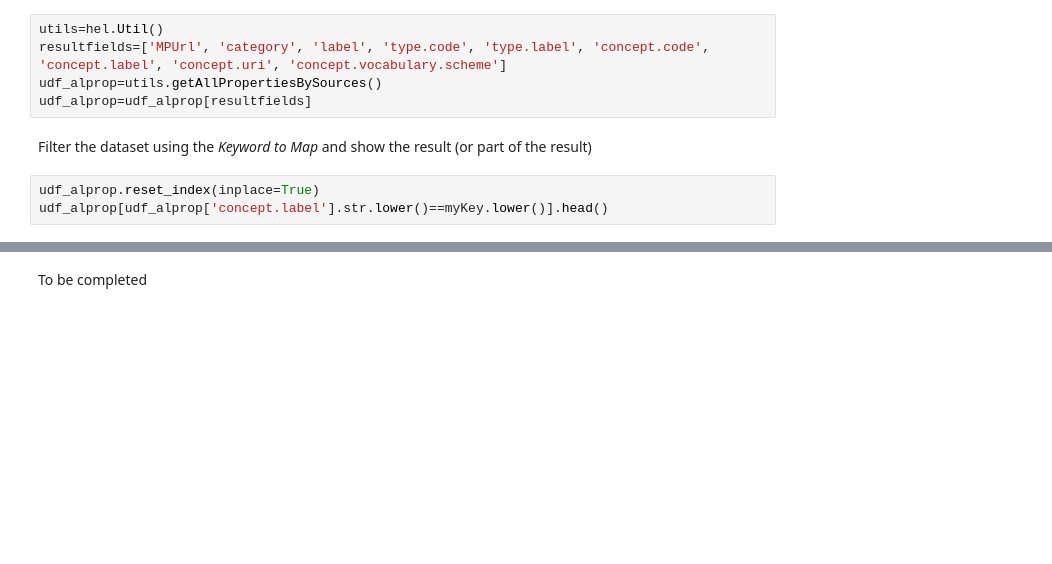
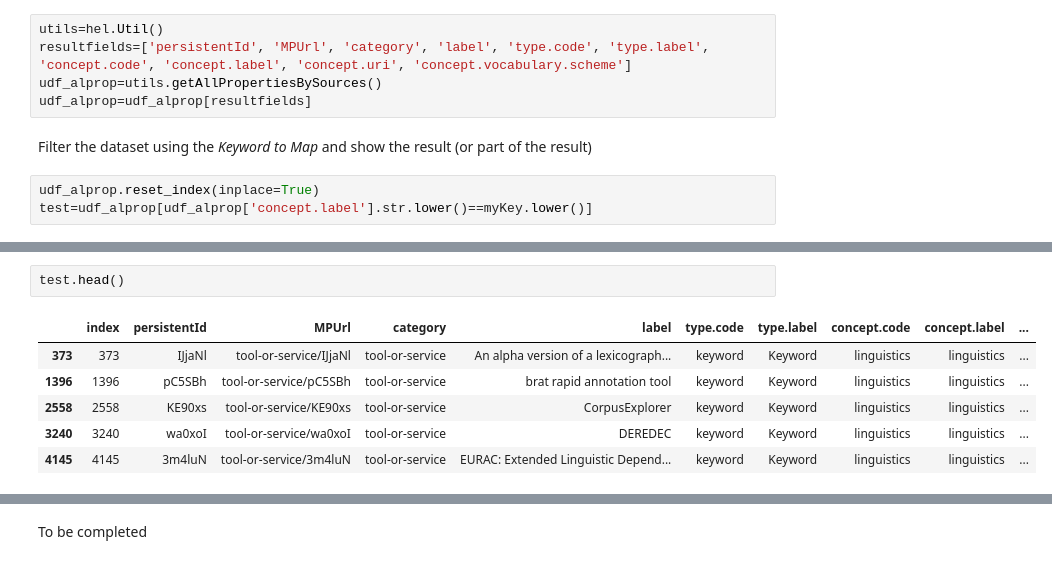
Before and after one commit to SSHOC/marketplace-curation, a Jupyter notebook: 5.1CurationKeywords.ipynb, the cells around one changed output, grey strips where cells are left out. Saved outputs shown, nothing was run; the diff lists cells and outputs as text; blank space fills up the shorter version.

Commit message:
keywords curation, in progress

```diff
--- a/5.1CurationKeywords.ipynb
+++ b/5.1CurationKeywords.ipynb
@@ -155,11 +155,11 @@ The attribute *types* contains the value of the type code
 For this we use the *getAllPropertiesBySources()* custom functions that returns all dynamic properties; for every property it is reported also the main attributes and the PID of the item whom it belongs.
 # %%
 utils=hel.Util()
-resultfields=['MPUrl', 'category', 'label', 'type.code', 'type.label', 'concept.code', 'concept.label', 'concept.uri', 'concept.vocabulary.scheme']
+resultfields=['persistentId', 'MPUrl', 'category', 'label', 'type.code', 'type.label', 'concept.code', 'concept.label', 'concept.uri', 'concept.vocabulary.scheme']
 udf_alprop=utils.getAllPropertiesBySources()
 udf_alprop=udf_alprop[resultfields]
 # %% [markdown]
 Filter the dataset using the *Keyword to Map* and show the result (or part of the result)
 # %%
 udf_alprop.reset_index(inplace=True)
-udf_alprop[udf_alprop['concept.label'].str.lower()==myKey.lower()].head()
+test=udf_alprop[udf_alprop['concept.label'].str.lower()==myKey.lower()]
@@ -172,0 +166,9 @@ udf_alprop[udf_alprop['concept.label'].str.lower()==myKey.lower()].head()
+# %%
+test.head()
+# %% [output]
+|  | index | persistentId | MPUrl | category | label | type.code | type.label | concept.code | concept.label | ... |
+| 373 | 373 | IJjaNl | tool-or-service/IJjaNl | tool-or-service | An alpha version of a lexicograph... | keyword | Keyword | linguistics | linguistics | ... |
+| 1396 | 1396 | pC5SBh | tool-or-service/pC5SBh | tool-or-service | brat rapid annotation tool | keyword | Keyword | linguistics | linguistics | ... |
+| 2558 | 2558 | KE90xs | tool-or-service/KE90xs | tool-or-service | CorpusExplorer | keyword | Keyword | linguistics | linguistics | ... |
+| 3240 | 3240 | wa0xoI | tool-or-service/wa0xoI | tool-or-service | DEREDEC | keyword | Keyword | linguistics | linguistics | ... |
+| 4145 | 4145 | 3m4luN | tool-or-service/3m4luN | tool-or-service | EURAC: Extended Linguistic Depend... | keyword | Keyword | linguistics | linguistics | ... |
```
Also changed, not shown: parts of 4 cells of this notebook, 1 other file.
